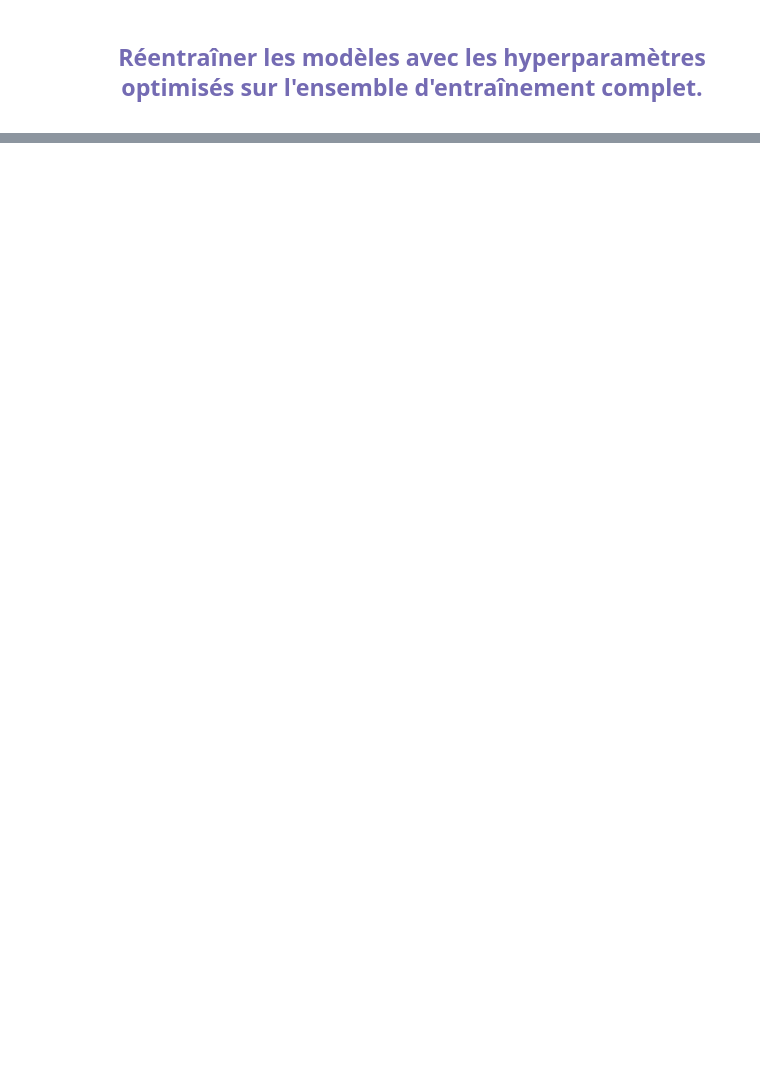
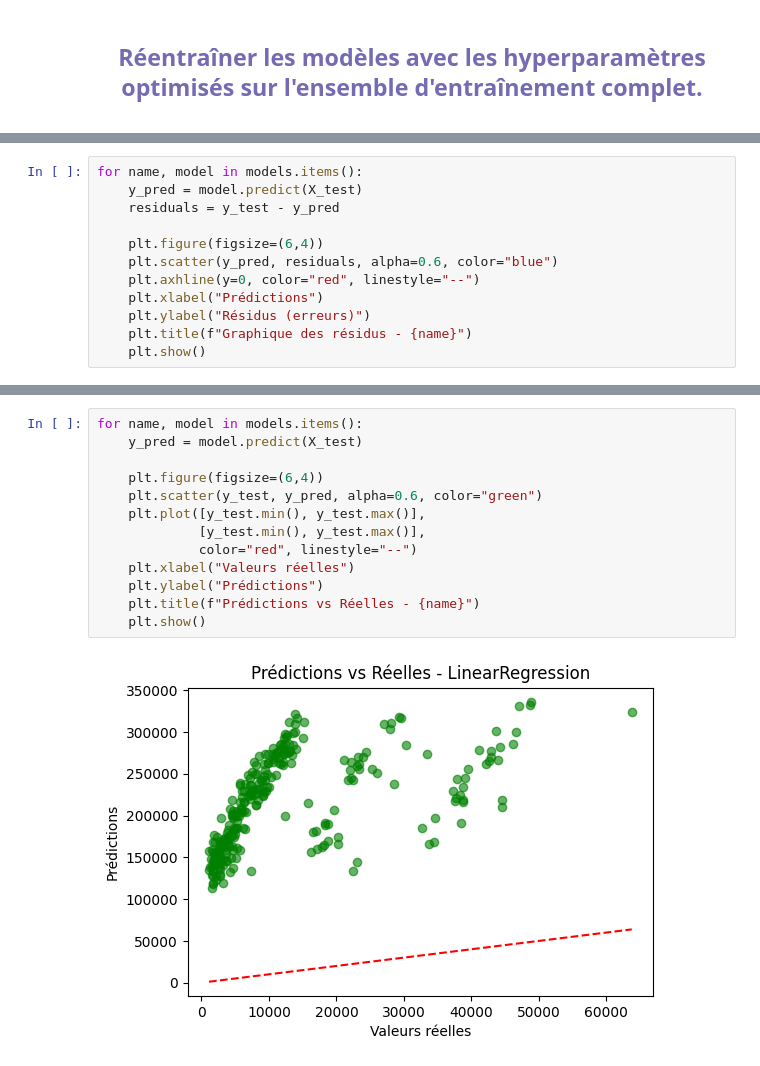
Before and after one commit to BouizmouneSalma/PCDM, a Jupyter notebook: Pcdm.ipynb, the cells around one changed output, grey strips where cells are left out. Cells and saved outputs as stored; diff of their text form; blank space fills up the shorter version.

```diff
--- a/Pcdm.ipynb
+++ b/Pcdm.ipynb
@@ -604,0 +625,12 @@ Performances APRÈS optimisation
+# %%
+for name, model in models.items():
+    y_pred = model.predict(X_test)
+    residuals = y_test - y_pred
+
+    plt.figure(figsize=(6,4))
+    plt.scatter(y_pred, residuals, alpha=0.6, color="blue")
+    plt.axhline(y=0, color="red", linestyle="--")
+    plt.xlabel("Prédictions")
+    plt.ylabel("Résidus (erreurs)")
+    plt.title(f"Graphique des résidus - {name}")
+    plt.show()
@@ -604,0 +642,15 @@ Performances APRÈS optimisation
+# %%
+for name, model in models.items():
+    y_pred = model.predict(X_test)
+
+    plt.figure(figsize=(6,4))
+    plt.scatter(y_test, y_pred, alpha=0.6, color="green")
+    plt.plot([y_test.min(), y_test.max()],
+             [y_test.min(), y_test.max()],
+             color="red", linestyle="--")
+    plt.xlabel("Valeurs réelles")
+    plt.ylabel("Prédictions")
+    plt.title(f"Prédictions vs Réelles - {name}")
+    plt.show()
+# %% [output]
+[figure, added]
```
Also changed, not shown: parts of 8 cells of this notebook.
